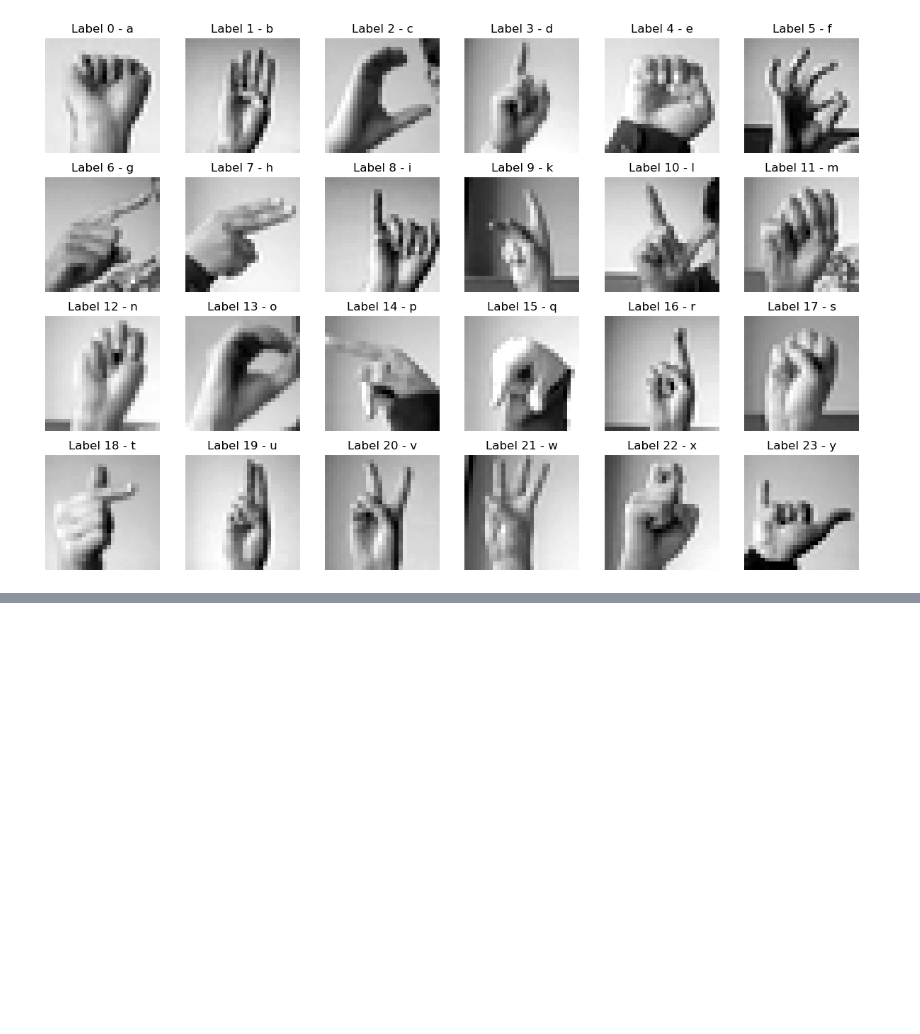
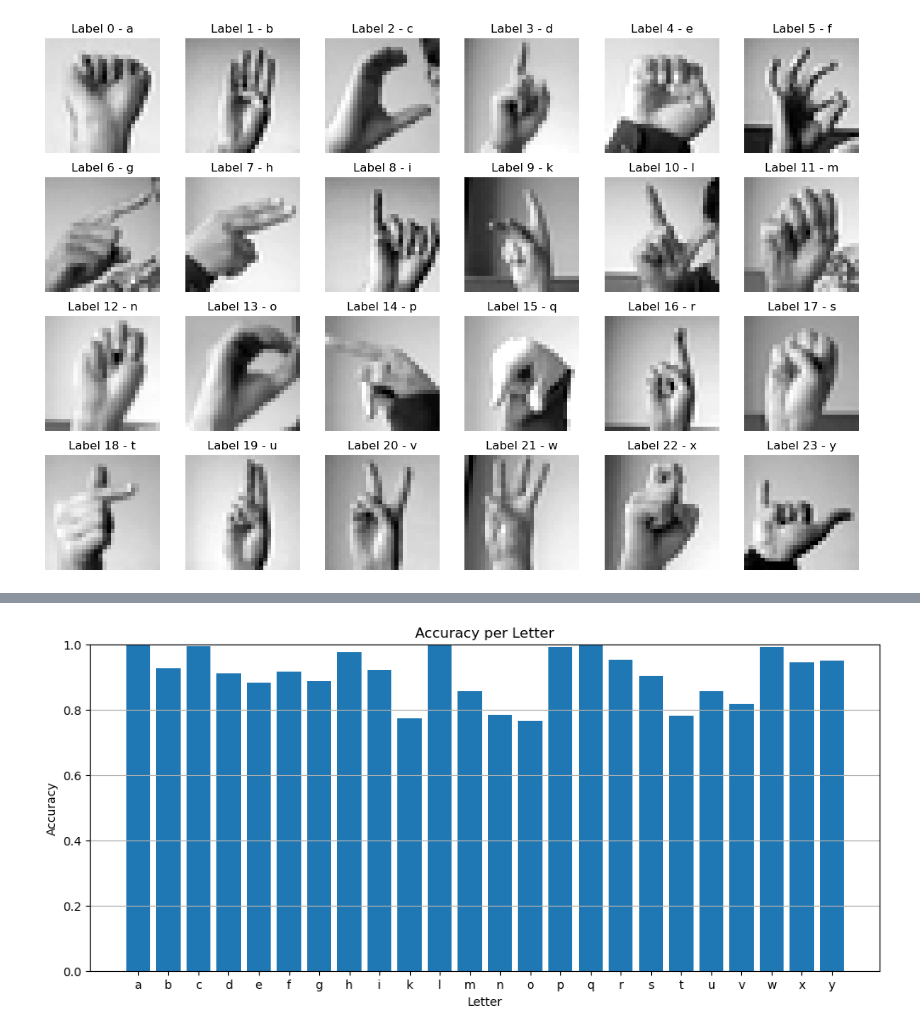
Before and after one commit to janenntt/Sign-Language-Classification, a Jupyter notebook: code.ipynb, the cells around one changed output, grey strips where cells are left out. Drawn from its saved outputs; the diff is of its cells as text; code cells hidden in the pictures; blank space fills up the shorter version.

```diff
--- a/code.ipynb
+++ b/code.ipynb
@@ -115,0 +231,8 @@ from tensorflow.keras.callbacks import EarlyStopping, ModelCheckpoint, ReduceLRO
+# %%
+model_name = "mb_model.keras"
+mb_model = tf.keras.models.load_model(model_name)
+
+# Evaluate the model on the test set
+test_loss1_mobilenet, test_acc1_mobilenet = mb_model.evaluate(test_images_mb, test_labels_encoded, verbose=0)
+print(f"Model Mobile Net: Test accuracy: {test_acc1_mobilenet:.4f}")
+print(test_loss1_mobilenet,test_acc1_mobilenet)
@@ -115,0 +242,15 @@ from tensorflow.keras.callbacks import EarlyStopping, ModelCheckpoint, ReduceLRO
+# %%
+# predict on test set
+prediction_test = mb_model.predict(test_images_mb)
+test_labels_pred = np.argmax(prediction_test, axis=1)
+
+# Calculate accuracy for each label
+label_accuracy = []
+for id in range(len(label_names)):
+    ids = np.where(test_labels == id)[0]
+    correct = np.sum(test_labels_pred[ids] == id)
+    accuracy = correct / len(ids)
+    label_accuracy.append(accuracy)
+    print(f"Label {label_names[id]}: {accuracy:.4f} ({correct}/{len(ids)})")
+
+label_accuracy = np.array(label_accuracy)
@@ -115,0 +275,11 @@ from tensorflow.keras.callbacks import EarlyStopping, ModelCheckpoint, ReduceLRO
+# %%
+plt.figure(figsize=(12, 5))
+plt.bar(label_names, label_accuracy)
+plt.title("Accuracy per Letter")
+plt.xlabel("Letter")
+plt.ylabel("Accuracy")
+plt.ylim([0, 1])
+plt.grid(axis='y')
+plt.show()
+# %% [output]
+[figure, added]
```
Also changed, not shown: parts of 11 cells of this notebook, 2 other files.
